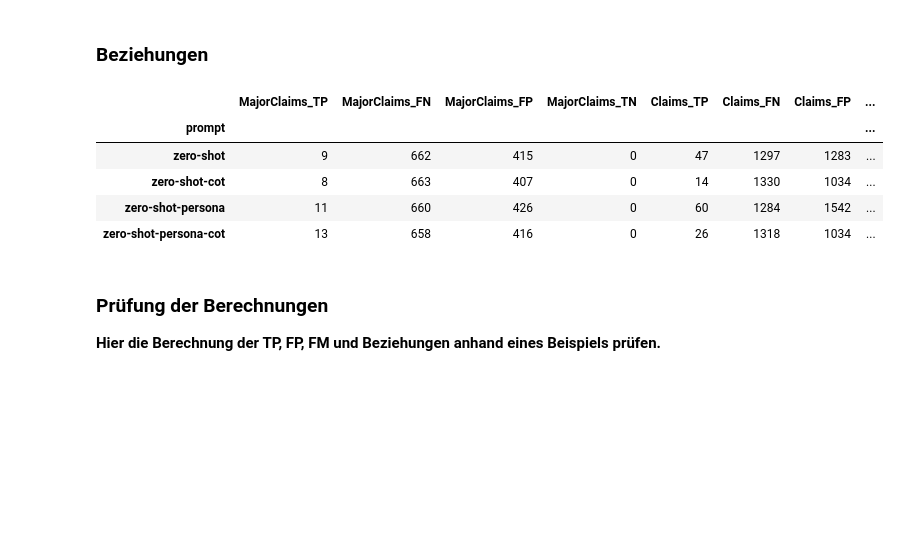
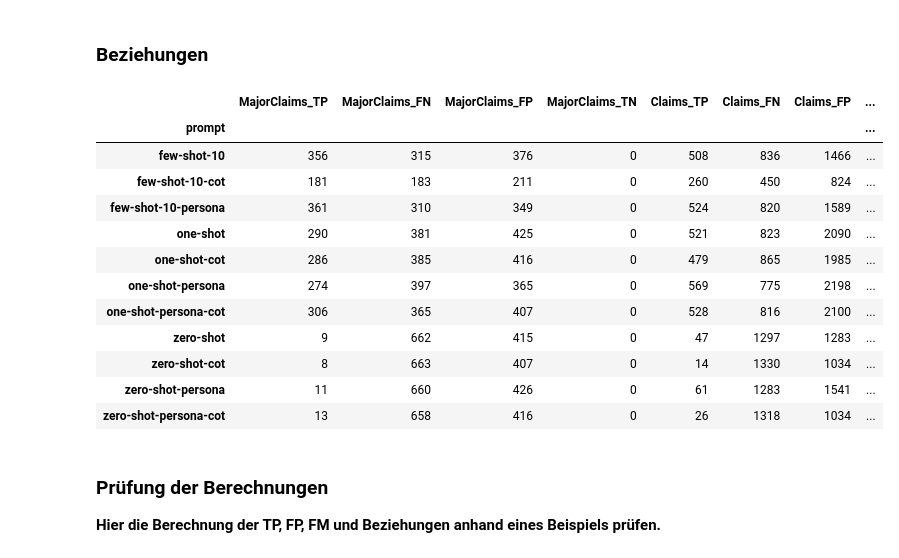
Before and after one commit to BF-DS/argument-mining, a Jupyter notebook: evaluation.ipynb, the cells around one changed output. Drawn from its saved outputs; the diff is of its cells as text; code cells hidden in the pictures; blank space fills up the shorter version.

```diff
--- a/evaluation.ipynb
+++ b/evaluation.ipynb
@@ -516,9 +518,9 @@ Index(['txt_file', 'relations_truth', 'major_claims_truth', 'claims_truth',
       dtype='object')
 # %%
 # Apply the function to each row of the DataFrame
-zs_results = zs_df.apply(get_confusion_matrix, axis=1, ground_truth_col=['major_claims_truth', 'claims_truth', 'premises_truth'], prediction_col=['major_claims_llm', 'claims_llm', 'premises_llm'])
-zs_df = pd.concat([zs_df, zs_results], axis=1)
-zs_df.head()
+zs_results = merged_eval_df.apply(get_confusion_matrix, axis=1, ground_truth_col=['major_claims_truth', 'claims_truth', 'premises_truth'], prediction_col=['major_claims_llm', 'claims_llm', 'premises_llm'])
+merged_eval_df = pd.concat([merged_eval_df, zs_results], axis=1)
+merged_eval_df.head()
 # %% [output]
 |  | txt_file | relations_truth | major_claims_truth | claims_truth | premises_truth | model | ... |
 | 0 | essay001.txt | [(through cooperation, children c... | [we should attach more importance... | [through cooperation, children ca... | [What we acquired from team work ... | gpt-4o-mini-2024-07-18 | ... |
@@ -628,14 +627,24 @@ zs_df[['Relations_TP', 'Relations_FN', 'Relations_FP', 'Relations_TN', 'Relation
+# %%
+# Apply the function to each row of the merged_df DataFrame
+merged_eval_df[['Relations_TP', 'Relations_FN', 'Relations_FP', 'Relations_TN', 'Relations_Similarity']] = merged_eval_df.apply(apply_relations_confusion_matrix, axis=1, ground_truth_col='relations_truth', prediction_col='relations_llm')
 # %%
-zs_df.columns
+#zs_df.columns
 # group by prompt and calculate the sum of TP, FN, FP, TN for each prompt
-zs_grouped = zs_df[['MajorClaims_TP', 'MajorClaims_FN', 'MajorClaims_FP', 'MajorClaims_TN', 'Claims_TP', 'Claims_FN', 'Claims_FP', 'Claims_TN', 'Premises_TP', 'Premises_FN', 'Premises_FP', 'Premises_TN', 'Relations_TP', 'Relations_FN', 'Relations_FP', 'Relations_TN']].groupby(zs_df['prompt']).sum()
-zs_grouped
+grouped_df = merged_eval_df[['MajorClaims_TP', 'MajorClaims_FN', 'MajorClaims_FP', 'MajorClaims_TN', 'Claims_TP', 'Claims_FN', 'Claims_FP', 'Claims_TN', 'Premises_TP', 'Premises_FN', 'Premises_FP', 'Premises_TN', 'Relations_TP', 'Relations_FN', 'Relations_FP', 'Relations_TN']].groupby(merged_eval_df['prompt']).sum()
+grouped_df
 # %% [output]
 |  | MajorClaims_TP | MajorClaims_FN | MajorClaims_FP | MajorClaims_TN | Claims_TP | Claims_FN | Claims_FP | ... |
 | prompt |  |  |  |  |  |  |  | ... |
+| few-shot-10 | 356 | 315 | 376 | 0 | 508 | 836 | 1466 | ... |
+| few-shot-10-cot | 181 | 183 | 211 | 0 | 260 | 450 | 824 | ... |
+| few-shot-10-persona | 361 | 310 | 349 | 0 | 524 | 820 | 1589 | ... |
+| one-shot | 290 | 381 | 425 | 0 | 521 | 823 | 2090 | ... |
+| one-shot-cot | 286 | 385 | 416 | 0 | 479 | 865 | 1985 | ... |
+| one-shot-persona | 274 | 397 | 365 | 0 | 569 | 775 | 2198 | ... |
+| one-shot-persona-cot | 306 | 365 | 407 | 0 | 528 | 816 | 2100 | ... |
 | zero-shot | 9 | 662 | 415 | 0 | 47 | 1297 | 1283 | ... |
 | zero-shot-cot | 8 | 663 | 407 | 0 | 14 | 1330 | 1034 | ... |
-| zero-shot-persona | 11 | 660 | 426 | 0 | 60 | 1284 | 1542 | ... |
+| zero-shot-persona | 11 | 660 | 426 | 0 | 61 | 1283 | 1541 | ... |
 | zero-shot-persona-cot | 13 | 658 | 416 | 0 | 26 | 1318 | 1034 | ... |
 # %% [markdown]
 ### Prüfung der Berechnungen
```
Also changed, not shown: parts of 4 cells of this notebook.
